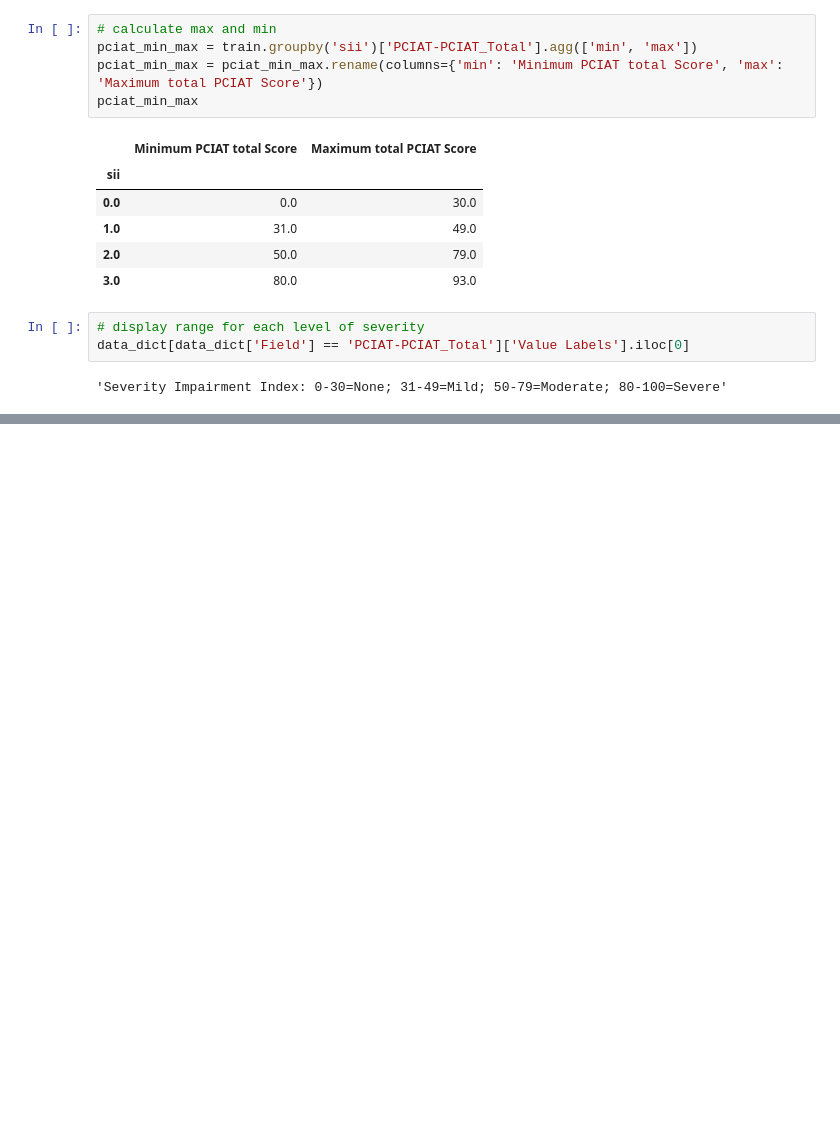
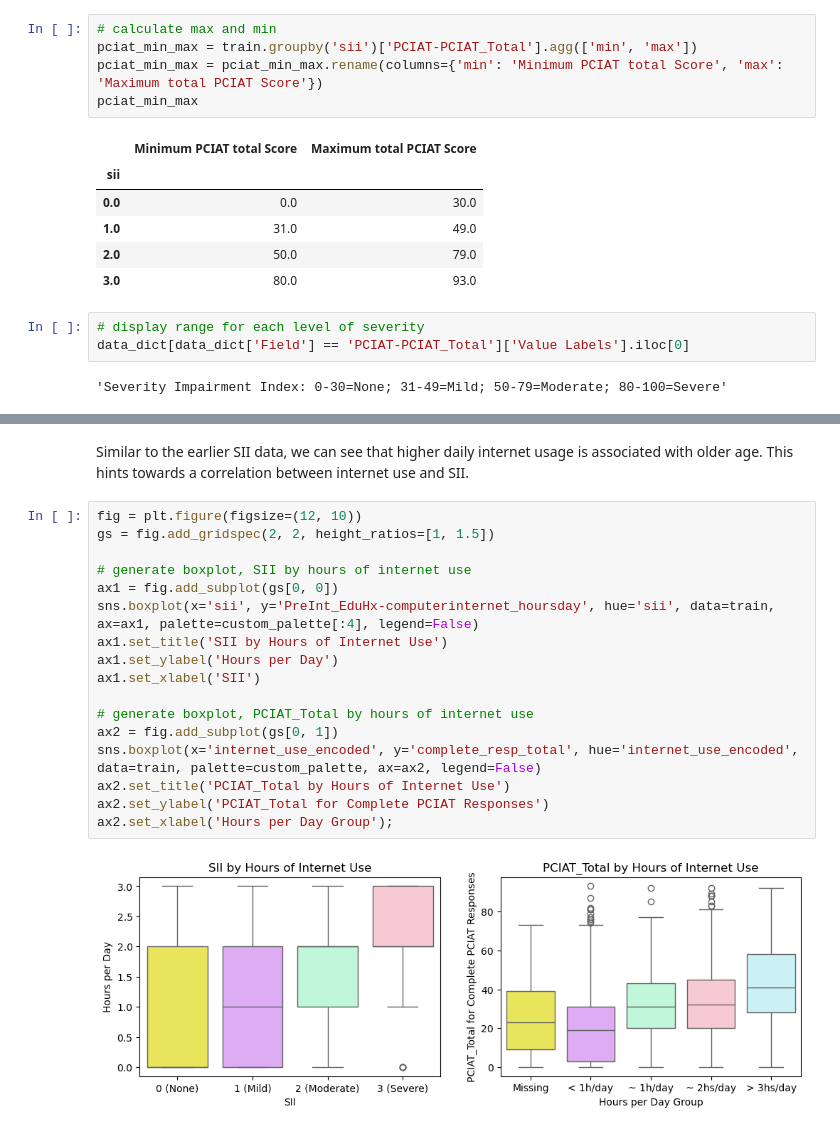
Before and after one commit to tomragus/CMI-PIU-Model, a Jupyter notebook: notebooks/CMI-PIU_draft2.ipynb, the cells around one changed output, grey strips where cells are left out. Saved outputs shown, nothing was run; the diff lists cells and outputs as text; blank space fills up the shorter version.

```diff
--- a/notebooks/CMI-PIU_draft2.ipynb
+++ b/notebooks/CMI-PIU_draft2.ipynb
@@ -213,0 +423,21 @@ data_dict[data_dict['Field'] == 'PCIAT-PCIAT_Total']['Value Labels'].iloc[0]
+# %% [markdown]
+Similar to the earlier SII data, we can see that higher daily internet usage is associated with older age. This hints towards a correlation between internet use and SII.
+# %%
+fig = plt.figure(figsize=(12, 10))
+gs = fig.add_gridspec(2, 2, height_ratios=[1, 1.5])
+
+# generate boxplot, SII by hours of internet use
+ax1 = fig.add_subplot(gs[0, 0])
+sns.boxplot(x='sii', y='PreInt_EduHx-computerinternet_hoursday', hue='sii', data=train, ax=ax1, palette=custom_palette[:4], legend=False)
+ax1.set_title('SII by Hours of Internet Use')
+ax1.set_ylabel('Hours per Day')
+ax1.set_xlabel('SII')
+
+# generate boxplot, PCIAT_Total by hours of internet use
+ax2 = fig.add_subplot(gs[0, 1])
+sns.boxplot(x='internet_use_encoded', y='complete_resp_total', hue='internet_use_encoded', data=train, palette=custom_palette, ax=ax2, legend=False)
+ax2.set_title('PCIAT_Total by Hours of Internet Use')
+ax2.set_ylabel('PCIAT_Total for Complete PCIAT Responses')
+ax2.set_xlabel('Hours per Day Group');
+# %% [output]
+[figure, added]
```
Also changed, not shown: parts of 21 cells of this notebook.
